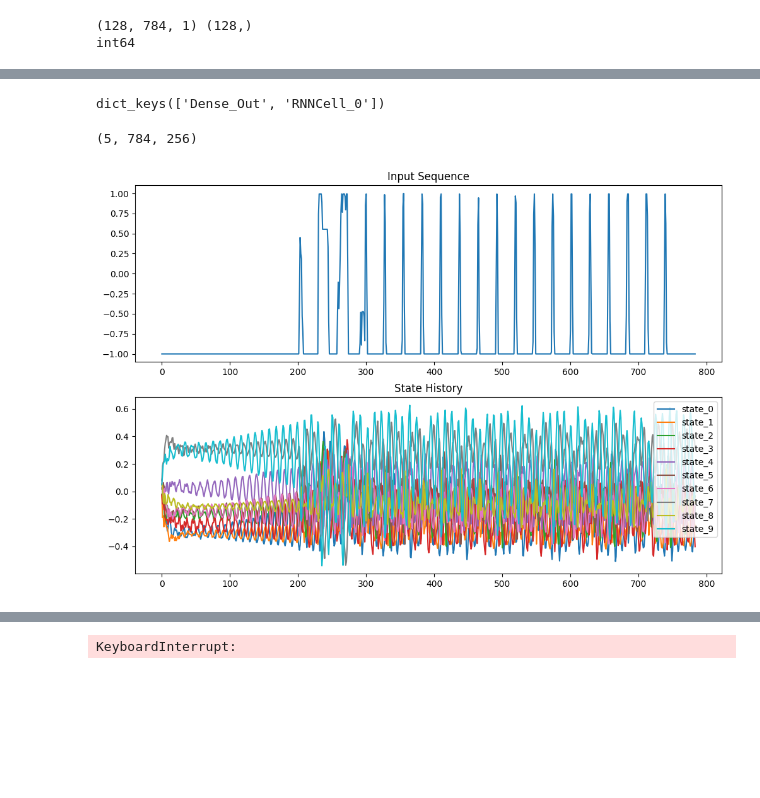
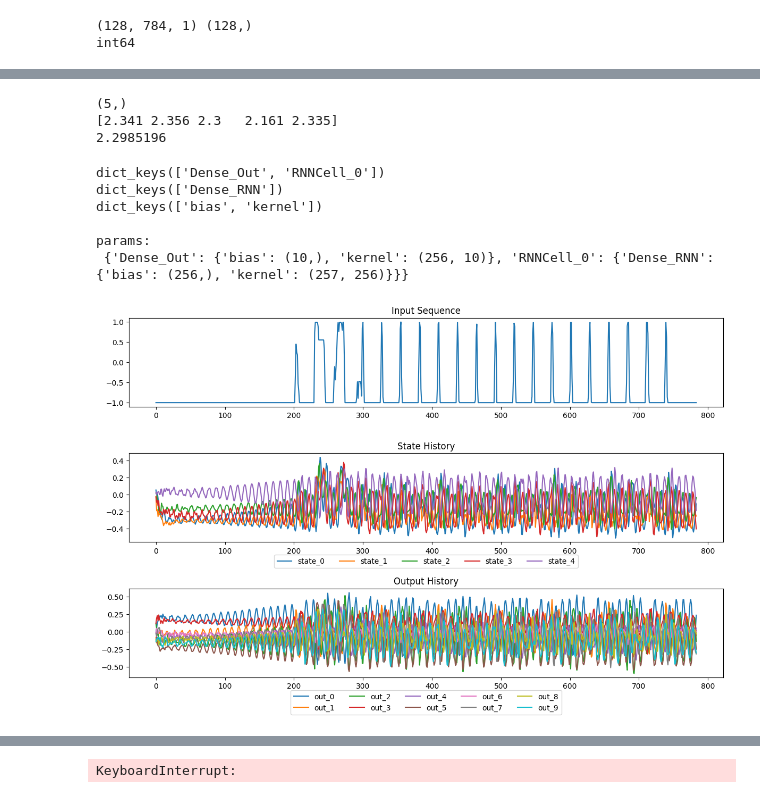
Before and after one commit to TristanTorchet/LearningJAX, a Jupyter notebook: Flax/flax1d_SRN.ipynb, the cells around one changed output, grey strips where cells are left out. Cells and saved outputs as stored; diff of their text form; code cells hidden in the pictures; blank space fills up the shorter version.

Commit message:
Flax - 1d - sMNITS (not learning) - SRN - vmap variable_axes argument corrected ; change output from last time step to mean (or cumulative sum) of outputs ; plot improved ; cleaning

```diff
--- a/Flax/flax1d_SRN.ipynb
+++ b/Flax/flax1d_SRN.ipynb
@@ -60,10 +80,10 @@ def create_mnist_classification_dataset(bsz=128, root="./data"):
 
     # Return data loaders, with the provided batch size
     trainloader = torch.utils.data.DataLoader(
-        train, batch_size=bsz, shuffle=True, collate_fn=custom_collate_fn
+        train, batch_size=bsz, shuffle=True, collate_fn=custom_collate_fn, drop_last=True
     )
     testloader = torch.utils.data.DataLoader(
-        test, batch_size=bsz, shuffle=False, collate_fn=custom_collate_fn
+        test, batch_size=bsz, shuffle=False, collate_fn=custom_collate_fn, drop_last=True
     )
 
     return trainloader, testloader, N_CLASSES, SEQ_LENGTH, IN_DIM
@@ -100,20 +120,23 @@ class RNN(nn.Module):
         state = jnp.zeros((self.hidden_size,))
         dense_out = nn.Dense(self.output_size, name='Dense_Out')
         state_hist = []
+        out_hist = []
         for t in range(x.shape[0]):
             state = rnn_cell(state, x[t])
             state_hist.append(state)
             out = dense_out(state)
-        #     # if we want to track at each time step, otherwize only the last one is enough
-        #     out_.append(out)
-        # out = jnp.stack(out_)
-        return out, jnp.stack(state_hist)
+            # if we want to track at each time step, otherwize only the last one is enough
+            out_hist.append(out)
+        return jnp.stack(state_hist), jnp.stack(out_hist)
 
-BatchRNN = nn.vmap(RNN, in_axes=0, out_axes=0, variable_axes={'params': 0}, split_rngs={'params': False})
+BatchRNN = nn.vmap(RNN, in_axes=0, out_axes=0, variable_axes={'params': None}, split_rngs={'params': False})
 # %%
 srn = BatchRNN(256, 10)
 params = srn.init(jax.random.PRNGKey(0), jnp.zeros((5,784,1)))
-y, state_hist = srn.apply(params, batch_x[:5])
+state_hist, out_hist = srn.apply(params, batch_x[:5])
+print(state_hist.shape, out_hist.shape)
+y = out_hist.mean(axis=1)
+print(y.shape)
 assert y.shape == (5, 10)
 print(y)
 # %% [output]
@@ -125,23 +150,47 @@ print(y)
-# %%
-print(params['params'].keys())
-# %% [output]
-dict_keys(['Dense_Out', 'RNNCell_0'])
-# %%
-state_hist.shape
-# %% [output]
-(5, 784, 256)
+# %%
+one_hot = jax.nn.one_hot(batch_y[:5], 10)
+loss = optax.softmax_cross_entropy(logits=y, labels=one_hot)
+print(loss.shape)
+print(loss)
+print(loss.mean())
+# %% [output]
+(5,)
+[2.341 2.356 2.3   2.161 2.335]
+2.2985196
+# %%
+print(params['params'].keys())
+print(params['params']['RNNCell_0'].keys())
+print(params['params']['Dense_Out'].keys())
+
+print('\nparams: \n', jax.tree_util.tree_map(jnp.shape, params['params']))
+
+assert params['params']['RNNCell_0']['Dense_RNN']['kernel'].shape == (257, 256)
+assert params['params']['RNNCell_0']['Dense_RNN']['bias'].shape == (256,)
+assert params['params']['Dense_Out']['kernel'].shape == (256, 10)
+assert params['params']['Dense_Out']['bias'].shape == (10,)
+# %% [output]
+dict_keys(['Dense_Out', 'RNNCell_0'])
+dict_keys(['Dense_RNN'])
+dict_keys(['bias', 'kernel'])
+
+params:
+ {'Dense_Out': {'bias': (10,), 'kernel': (256, 10)}, 'RNNCell_0': {'Dense_RNN': {'bias': (256,), 'kernel': (257, 256)}}}
 # %%
 t = jnp.arange(784)
 
-import matplotlib.pyplot as plt
-px = 1 / plt.rcParams['figure.dpi']
-
-fig, axs = plt.subplots(2, 1, figsize=(1200*px, 800*px))
+nb_components_to_plot = 5
+fig, axs = plt.subplots(3, 1, figsize=(1200*px, 800*px))
 axs[0].plot(t, batch_x[0, :, 0])
 axs[0].set_title('Input Sequence')
-axs[1].plot(t, state_hist[0, :, 0:10], label=[f'state_{i}' for i in range(10)])
+axs[1].plot(t, state_hist[0, :, :nb_components_to_plot], label=[f'state_{i}' for i in range(nb_components_to_plot)])
 axs[1].set_title('State History')
 axs[1].legend()
+axs[2].plot(t, out_hist[0, :, :], label=[f'out_{i}' for i in range(10)])
+axs[2].set_title('Output History')
+legend_ncol = 5 if nb_components_to_plot > 5 else nb_components_to_plot
+axs[1].legend(ncol=legend_ncol, loc='upper center', bbox_to_anchor=(0.5, -0.1))
+axs[2].legend(ncol=5, loc='upper center', bbox_to_anchor=(0.5, -0.1))
+plt.tight_layout()
 plt.show()
 # %% [output]
-[figure, old version]
+[figure, new version]
```
Also changed, not shown: parts of 11 cells of this notebook.
